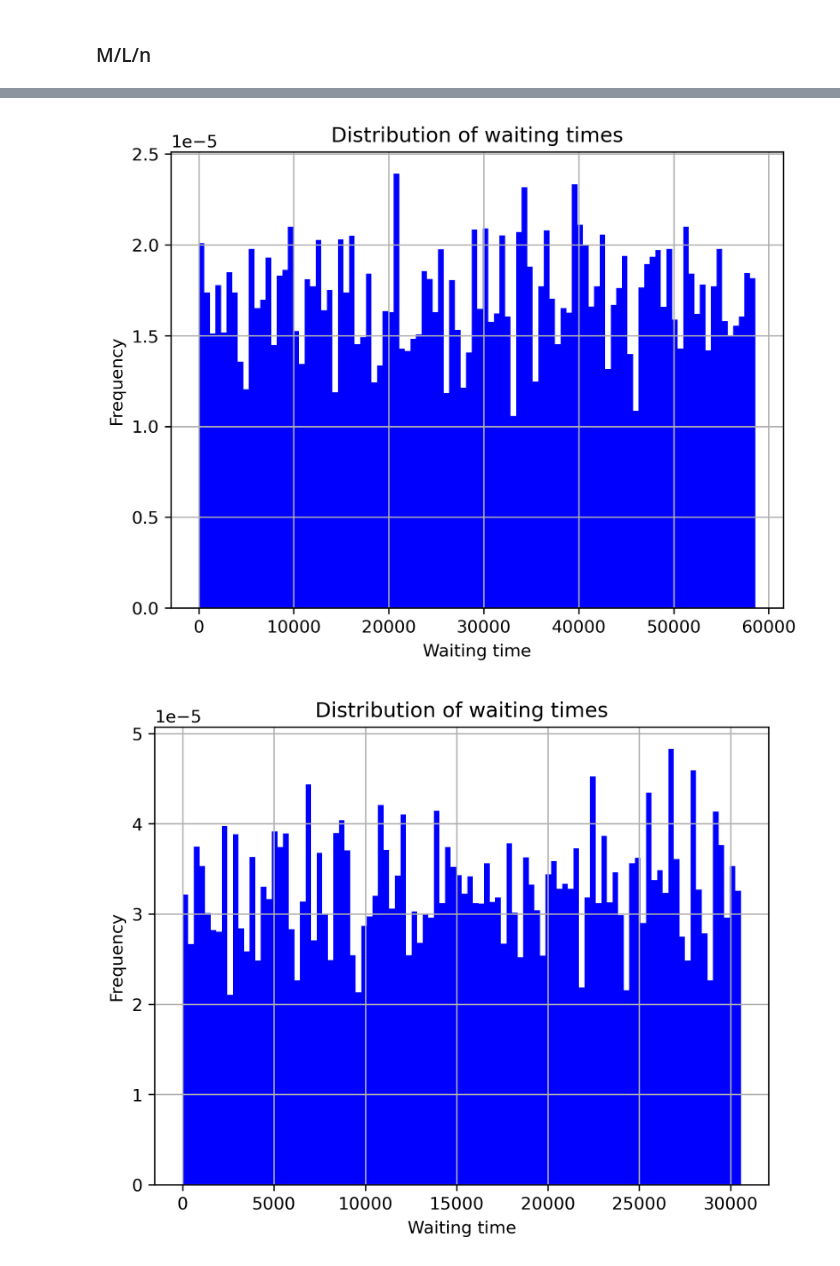
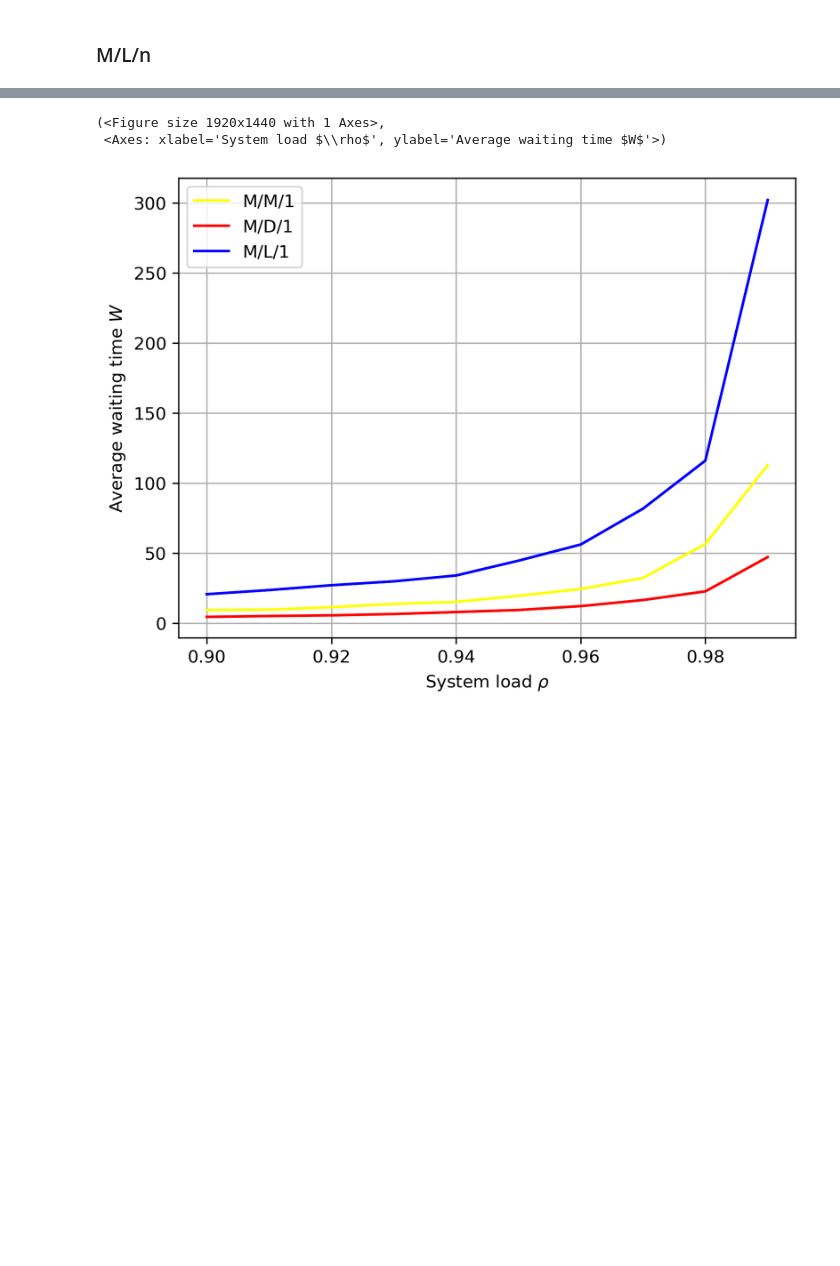
Before and after one commit to Asewlal01/WaitTimeExplorer, a Jupyter notebook: main.ipynb, the cells around one changed output, grey strips where cells are left out. Drawn from its saved outputs; the diff is of its cells as text; code cells hidden in the pictures; blank space fills up the shorter version.

Commit message:
Compared M/M/1, M/D/1 and M/L/1

```diff
--- a/main.ipynb
+++ b/main.ipynb
@@ -92,13 +92,11 @@ for i in range(results.shape[0] // 2):
 ### M/D/n
 # %%
 # Parameters
-mu = 1
 rho = 0.9
 
-# Compare M/D/1 with M/D/n
-ns = [1, 2, 4]
+# Compare M/D/1 with M/D/n and show their distributions
 for n in ns:
-    W = simulate_MDn(customers, rho, mu, 1)
+    W = simulate_MDn(customers, rho, mu, n)
     statistics(W)
     fig, ax = visualize(W, f'Distribution of waiting time in M/D/{n}', yscaling='log')
 # %% [output]
@@ -134,0 +111,11 @@ plt.show()
+# %%
+# Parameters
+rho = 0.9
+mus = [3., 1/3]
+p = 0.75
+
+# Compare M/L/1 with M/L/n and show their distributions
+for n in ns:
+    W = simulate_MLn(customers, rho, mus, p, n)
+    statistics(W)
+    fig, ax = visualize(W, f'Distribution of waiting time in M/L/{n}', yscaling='log')
@@ -135,10 +129,15 @@ plt.show()
 # %%
-# Show the distributions of waiting times in M/L/1 and M/L/n
-waiting = simulate_MLn(customers, rho, mu, p, 1)
-fig, ax = visualize(waiting)
-
-waiting = simulate_MLn(customers, rho, mu, p, 2)
-fig, ax = visualize(waiting)
+# Compare the average waiting times of M/M/1, M/D/1, and M/L/1
+n = 1
+customers = 1000000
+rhos = np.linspace(0.9, 0.99, 10)
+methods = [simulate_MMn, simulate_MDn, simulate_MLn]
+names = ['M/M/1', 'M/D/1', 'M/L/1']
+params = [[customers, mu, n], [customers, mu, n], [customers, mus, p, n]]
+colors = ['yellow', 'red', 'blue']
+save = 'results/Comparison_M_D_L.txt'
+compare(rhos, params, methods, save, names, colors)
 # %% [output]
+(<Figure size 1920x1440 with 1 Axes>,
+ <Axes: xlabel='System load $\\rho$', ylabel='Average waiting time $W$'>)
-[figure, old version]
+[figure, new version]
-[figure, removed]
```
Also changed, not shown: parts of 3 cells of this notebook, 1 other file.
